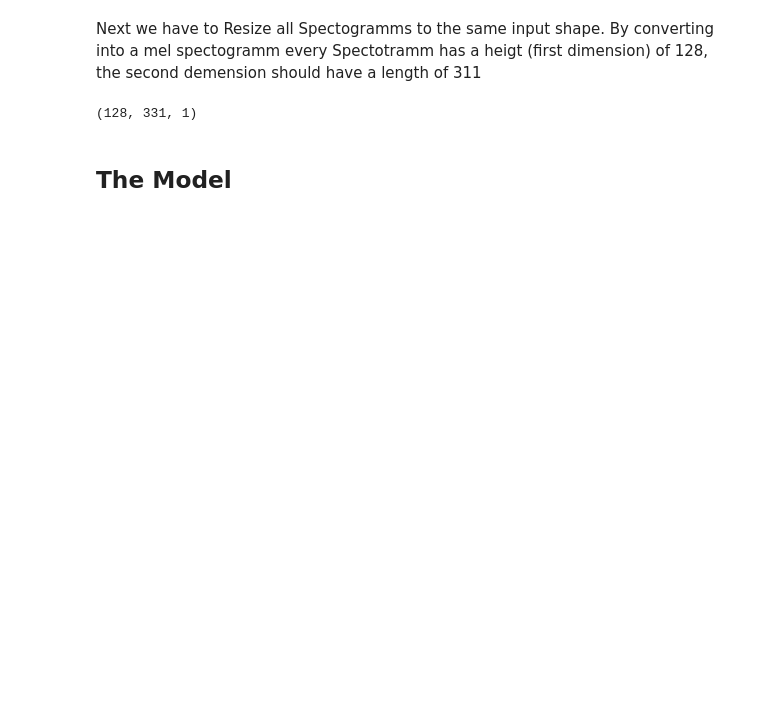
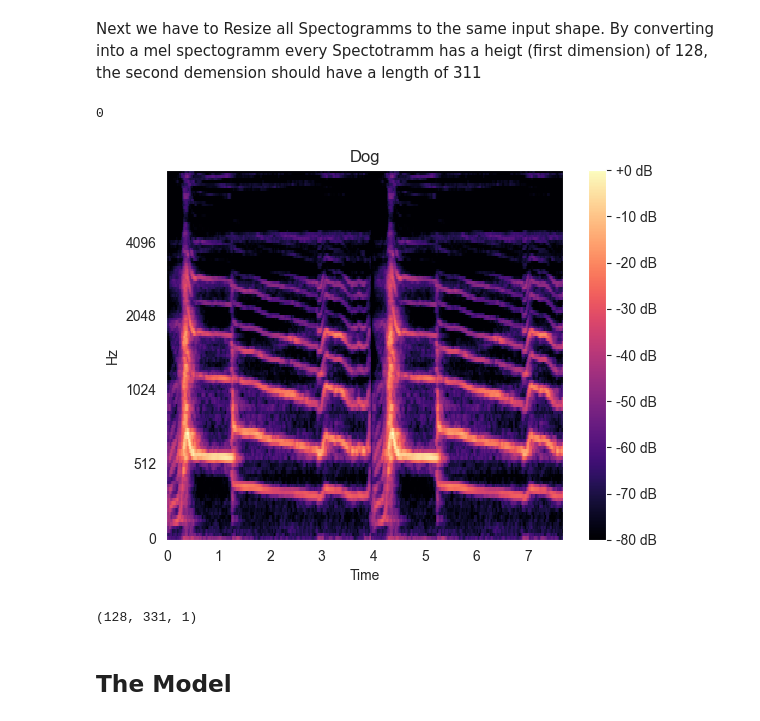
Before and after one commit to Amocon/Audio_Classification, a Jupyter notebook: melSpectogram.ipynb, the cells around one changed output. Saved outputs shown, nothing was run; the diff lists cells and outputs as text; code cells hidden in the pictures; blank space fills up the shorter version.

```diff
--- a/melSpectogram.ipynb
+++ b/melSpectogram.ipynb
@@ -121,5 +136,24 @@ def pad_resize(audiofile:Sound, width:int):
             audiofile.spec = np.hstack((audiofile.spec, new_column))
             counter += 1
+# %%
+def add_noise(sound:Sound):
+    #entscheidet ob vertikal oder horizontal verändert werden soll
+
+    if np.random.randint(0,2) == 1:
+        pass
+    else:
+        pass
+    noise_level = np.random.randint(10, 26)
+    return np.random.randint(0,1)
+
+num = 1
+getMelSpecLabel(audiofiles[num])
+pad_resize(audiofiles[num], 331)
+plotMel(audiofiles[num])
+add_noise(audiofiles[num])
+# %% [output]
+0
+[figure, added]
 # %%
 num = 3
 getMelSpecLabel(audiofiles[num])
```
Also changed, not shown: parts of 9 cells of this notebook, 9 other files.
